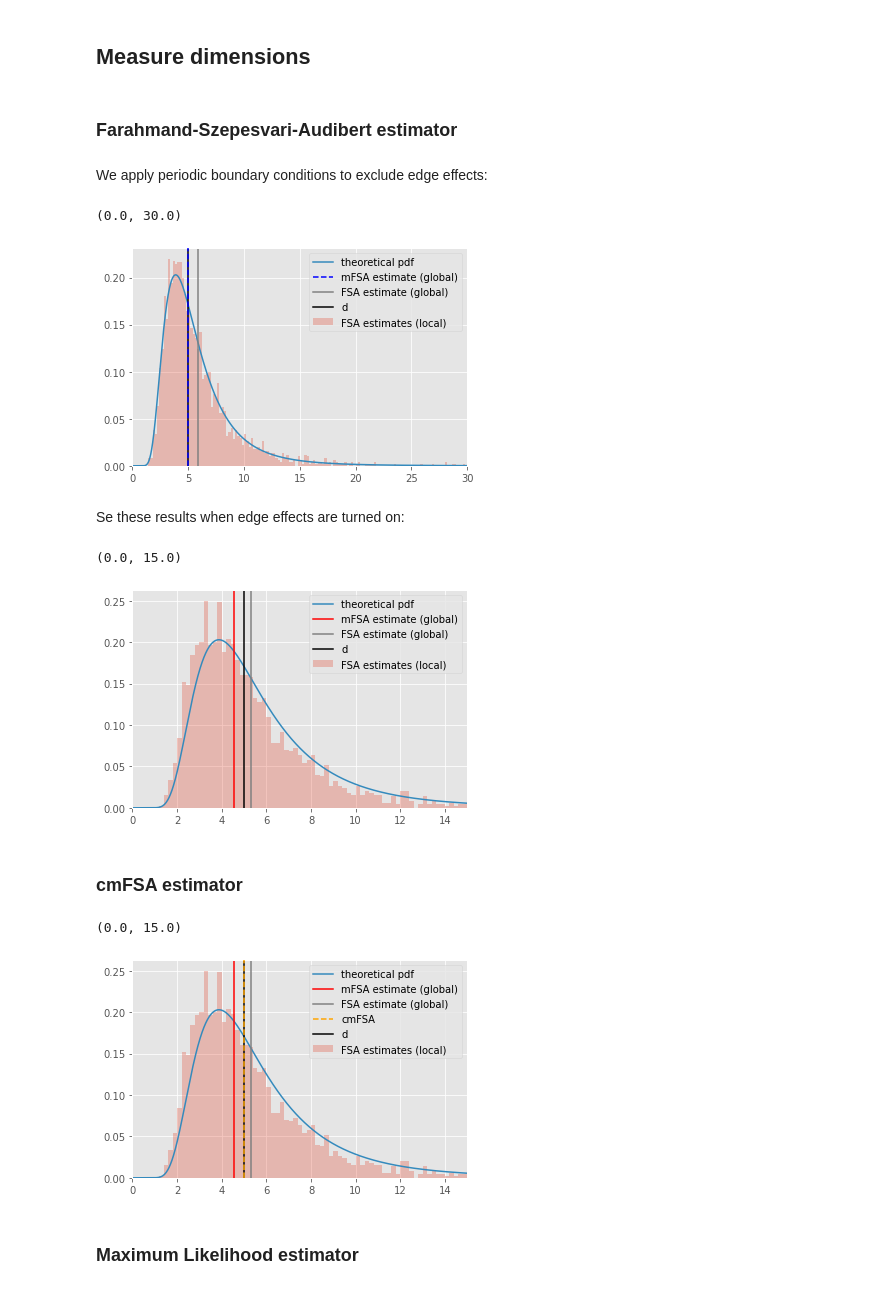
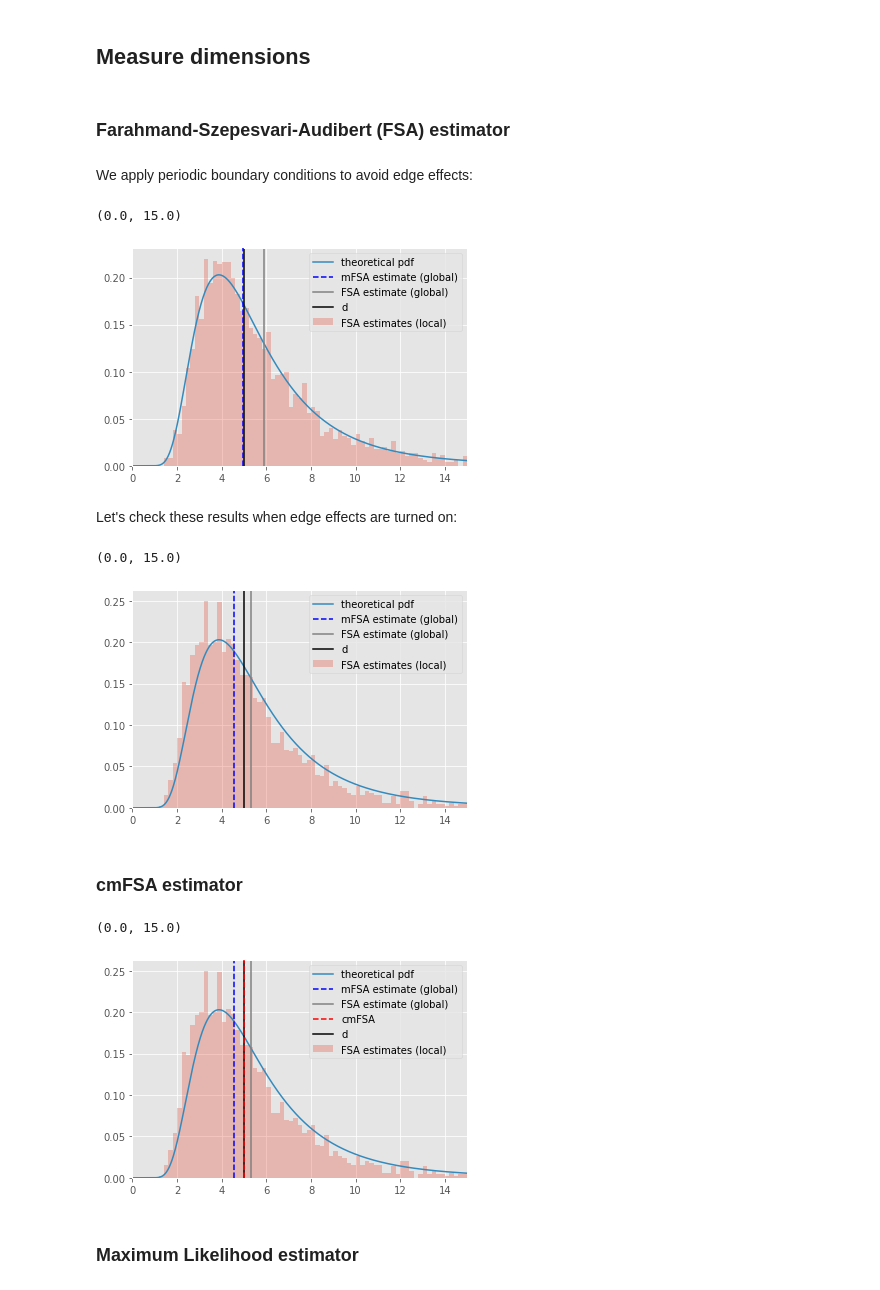
Before and after one commit to phrenico/cmfsapy, a Jupyter notebook: examples/simple_example.ipynb, the cells around one changed output. Cells and saved outputs as stored; diff of their text form; code cells hidden in the pictures.

```diff
--- a/examples/simple_example.ipynb
+++ b/examples/simple_example.ipynb
@@ -26,36 +26,36 @@ X = gen_ncube(n, d)
 # set neighborhood size
 k1 = 5
 # %% [markdown]
-### Farahmand-Szepesvari-Audibert estimator
+### Farahmand-Szepesvari-Audibert (FSA) estimator
 # %%
 from cmfsapy.dimension.fsa import fsa
 from cmfsapy.theoretical import theoretical_fsa_pdf
 # %% [markdown]
-We apply periodic boundary conditions to exclude edge effects:
+We apply periodic boundary conditions to avoid edge effects:
 # %%
 dims_fsa = fsa(X, k1, boxsize=1)[0]
 pdf = theoretical_fsa_pdf(w, k1, d)
 # %%
 bins = np.arange(0, 100, 0.2)
 
 fig1, ax1 = plt.subplots(1,1)
 
 _ = ax1.hist(dims_fsa[:, -1], density=True, bins=bins, alpha=0.3, label='FSA estimates (local)')
 plt.plot(w, pdf, label='theoretical pdf')
 
 ax1.axvline(np.nanmedian(dims_fsa[:, -1]), color='b', label='mFSA estimate (global)', zorder=101, ls='--')
 ax1.axvline(np.nanmean(dims_fsa[:, -1]), color='grey', label='FSA estimate (global)')
 ax1.axvline(d, color='k', label='d')
 
 
 ax1.legend()
 
-ax1.set_xlim(0, 30)
+ax1.set_xlim(0, 15)
 # %% [output]
-(0.0, 30.0)
+(0.0, 15.0)
-[figure, old version]
+[figure, new version]
 # %% [markdown]
-Se these results when edge effects are turned on:
+Let's check these results when edge effects are turned on:
 # %%
 dims_fsa_edge = fsa(X, k1, boxsize=None)[0]
 # %%
@@ -66,7 +66,7 @@ fig1, ax1 = plt.subplots(1,1)
 _ = ax1.hist(dims_fsa_edge[:, -1], density=True, bins=bins, alpha=0.3, label='FSA estimates (local)')
 ax1.plot(w, pdf, label='theoretical pdf')
 
-ax1.axvline(np.nanmedian(dims_fsa_edge[:, -1]), color='r', label='mFSA estimate (global)')
+ax1.axvline(np.nanmedian(dims_fsa_edge[:, -1]), color='blue', label='mFSA estimate (global)', ls='--')
 ax1.axvline(np.nanmean(dims_fsa_edge[:, -1]), color='grey', label='FSA estimate (global)')
 
 ax1.axvline(d, color='k', label='d')
@@ -77,7 +77,7 @@ ax1.legend()
 ax1.set_xlim(0, 15)
 # %% [output]
 (0.0, 15.0)
-[figure, old version]
+[figure, new version]
 # %% [markdown]
 ### cmFSA estimator
 # %%
@@ -93,9 +93,9 @@ _ = ax2.hist(dims_fsa_edge[:, -1], density=True, bins=bins, alpha=0.3, label='FS
 ax2.plot(w, pdf, label='theoretical pdf')
 
 
-ax2.axvline(np.nanmedian(dims_fsa_edge[:, -1]), color='r', label='mFSA estimate (global)')
+ax2.axvline(np.nanmedian(dims_fsa_edge[:, -1]), color='blue', label='mFSA estimate (global)', ls='--')
 ax2.axvline(np.nanmean(dims_fsa_edge[:, -1]), color='grey', label='FSA estimate (global)')
-_ = plt.axvline(d_cmfsa, color='orange', linestyle='--', zorder=101, label='cmFSA')
+_ = plt.axvline(d_cmfsa, color='r', linestyle='--', zorder=101, label='cmFSA')
 _ = plt.axvline(d, color='k', label='d')
 
 
@@ -103,7 +103,7 @@ plt.legend()
 ax2.set_xlim(0, 15)
 # %% [output]
 (0.0, 15.0)
-[figure, old version]
+[figure, new version]
 # %% [markdown]
 ### Maximum Likelihood estimator
 # %%
```
Also changed, not shown: parts of 2 cells of this notebook, 12 other files.
